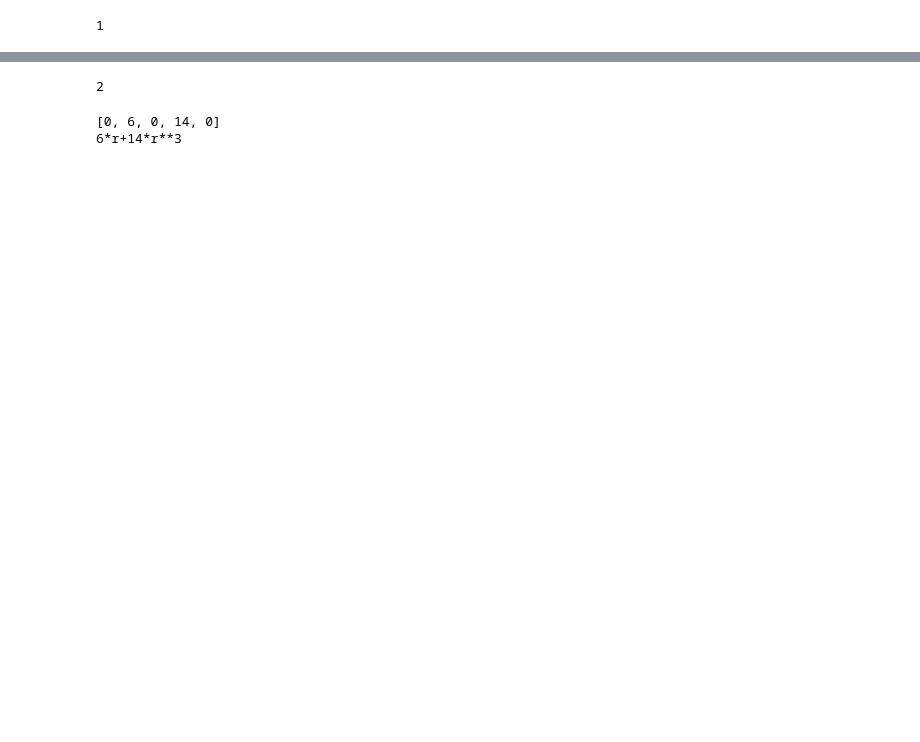
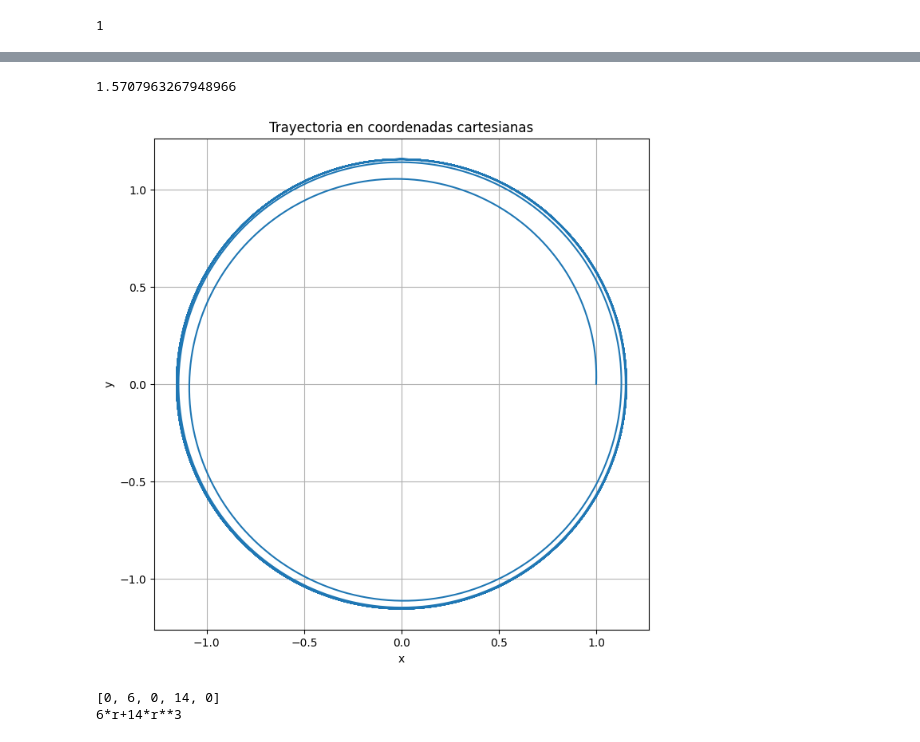
Before and after one commit to LaloRoe/TesisMaestria, a Jupyter notebook: Code/Graficador/Pruebas.ipynb, the cells around one changed output, grey strips where cells are left out. Saved outputs shown, nothing was run; the diff lists cells and outputs as text; code cells hidden in the pictures; blank space fills up the shorter version.

```diff
--- a/Code/Graficador/Pruebas.ipynb
+++ b/Code/Graficador/Pruebas.ipynb
@@ -227,0 +245,5 @@ IndexError: list assignment index out of range
+# %%
+import math
+math.pi/2
+# %% [output]
+1.5707963267948966
@@ -228,8 +252,63 @@ IndexError: list assignment index out of range
 # %%
-A = [1, 2, 3, 4, 5]
-print(A[1])
+import numpy as np
+import matplotlib.pyplot as plt
+
+# Parámetros
+a = 0.25
+b = 0.1875
+omega = np.pi/2
+
+# Sistema en polares
+def f(r, theta):
+    dr = a*r - b*r**3
+    dtheta = omega
+    return dr, dtheta
+
+# Runge-Kutta de 4° orden
+def runge_kutta(r0, theta0, h, num_steps):
+    r = np.zeros(num_steps)
+    theta = np.zeros(num_steps)
+    r[0] = r0
+    theta[0] = theta0
+
+    for i in range(1, num_steps):
+        dr1, dtheta1 = f(r[i-1], theta[i-1])
+        dr2, dtheta2 = f(r[i-1] + 0.5*h*dr1, theta[i-1] + 0.5*h*dtheta1)
+        dr3, dtheta3 = f(r[i-1] + 0.5*h*dr2, theta[i-1] + 0.5*h*dtheta2)
+        dr4, dtheta4 = f(r[i-1] + h*dr3, theta[i-1] + h*dtheta3)
+
+        r[i] = r[i-1] + (h/6)*(dr1 + 2*dr2 + 2*dr3 + dr4)
+        theta[i] = theta[i-1] + (h/6)*(dtheta1 + 2*dtheta2 + 2*dtheta3 + dtheta4)
+
+    return r, theta
+
+# Transformación a cartesianas
+def polar_to_cartesian(r, theta):
+    x = r * np.cos(theta)
+    y = r * np.sin(theta)
+    return x, y
+
+# Parámetros de simulación
+r0 = 1.0
+theta0 = 0.0
+h = 0.01
+num_steps = 5000
+
+# Resolución
+r, theta = runge_kutta(r0, theta0, h, num_steps)
+x, y = polar_to_cartesian(r, theta)
+
+# Gráfica en cartesianas
+plt.figure(figsize=(8,8))
+plt.plot(x, y)
+plt.title('Trayectoria en coordenadas cartesianas')
+plt.xlabel('x')
+plt.ylabel('y')
+plt.grid(True)
+plt.axis('equal')
+plt.show()
 # %% [output]
-2
+[figure, added]
 # %%
 import sympy as sp
 from sympy import symbols
```
Also changed, not shown: parts of 3 cells of this notebook, 2 other files.
